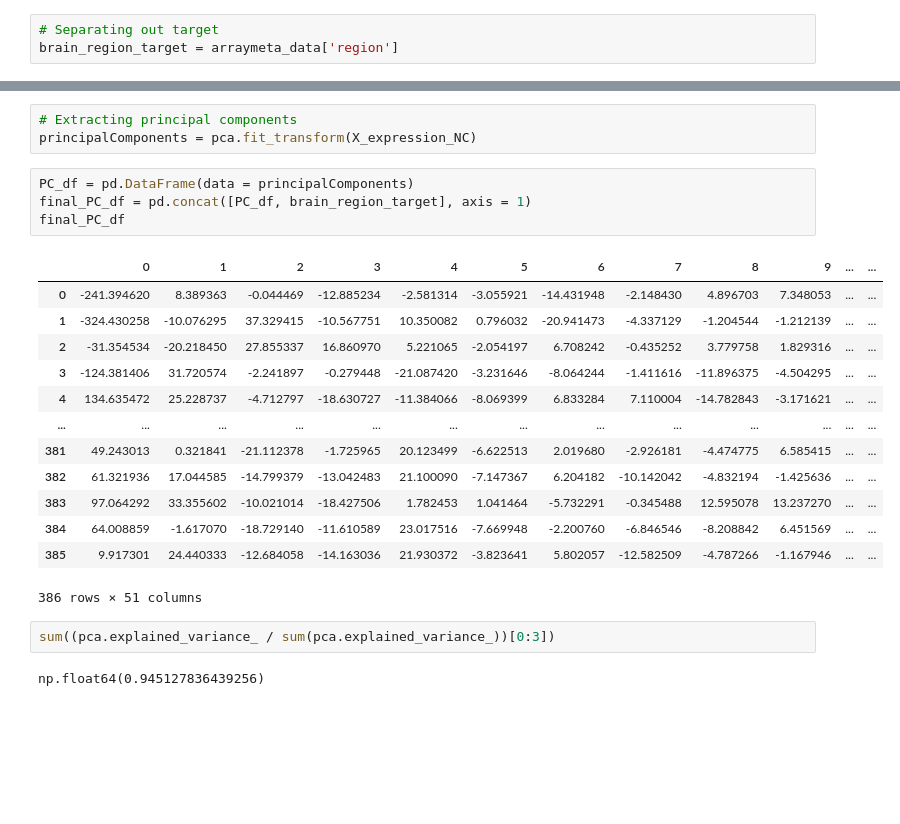
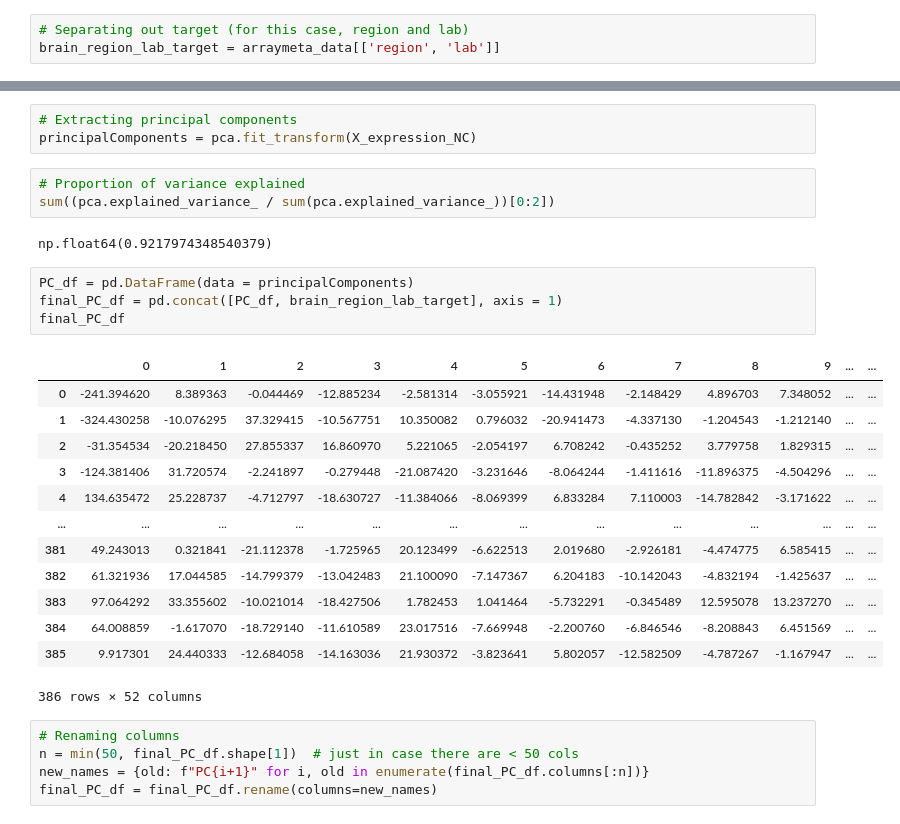
Before and after one commit to ChanChanMan18/STATS604_Project2, a Jupyter notebook: src/STATS604_Project1_chandle.ipynb, the cells around one changed output, grey strips where cells are left out. Cells and saved outputs as stored; diff of their text form; blank space fills up the shorter version.

```diff
--- a/src/STATS604_Project1_chandle.ipynb
+++ b/src/STATS604_Project1_chandle.ipynb
@@ -176,8 +222,8 @@ expression_data_NC
 # %% [markdown]
 ### PCA
 # %%
-# Separating out target
-brain_region_target = arraymeta_data['region']
+# Separating out target (for this case, region and lab)
+brain_region_lab_target = arraymeta_data[['region', 'lab']]
 # %%
 # Standardize the features
 X_expression_NC = StandardScaler().fit_transform(expression_data_NC)
@@ -187,25 +233,31 @@ pca = PCA(n_components = 50)
 # %%
 # Extracting principal components
 principalComponents = pca.fit_transform(X_expression_NC)
+# %%
+# Proportion of variance explained
+sum((pca.explained_variance_ / sum(pca.explained_variance_))[0:2])
+# %% [output]
+np.float64(0.9217974348540379)
 # %%
 PC_df = pd.DataFrame(data = principalComponents)
-final_PC_df = pd.concat([PC_df, brain_region_target], axis = 1)
+final_PC_df = pd.concat([PC_df, brain_region_lab_target], axis = 1)
 final_PC_df
 # %% [output]
 |  | 0 | 1 | 2 | 3 | 4 | 5 | 6 | 7 | 8 | 9 | ... | ... |
-| 0 | -241.394620 | 8.389363 | -0.044469 | -12.885234 | -2.581314 | -3.055921 | -14.431948 | -2.148430 | 4.896703 | 7.348053 | ... | ... |
-| 1 | -324.430258 | -10.076295 | 37.329415 | -10.567751 | 10.350082 | 0.796032 | -20.941473 | -4.337129 | -1.204544 | -1.212139 | ... | ... |
-| 2 | -31.354534 | -20.218450 | 27.855337 | 16.860970 | 5.221065 | -2.054197 | 6.708242 | -0.435252 | 3.779758 | 1.829316 | ... | ... |
-| 3 | -124.381406 | 31.720574 | -2.241897 | -0.279448 | -21.087420 | -3.231646 | -8.064244 | -1.411616 | -11.896375 | -4.504295 | ... | ... |
-| 4 | 134.635472 | 25.228737 | -4.712797 | -18.630727 | -11.384066 | -8.069399 | 6.833284 | 7.110004 | -14.782843 | -3.171621 | ... | ... |
+| 0 | -241.394620 | 8.389363 | -0.044469 | -12.885234 | -2.581314 | -3.055921 | -14.431948 | -2.148429 | 4.896703 | 7.348052 | ... | ... |
+| 1 | -324.430258 | -10.076295 | 37.329415 | -10.567751 | 10.350082 | 0.796032 | -20.941473 | -4.337130 | -1.204543 | -1.212140 | ... | ... |
+| 2 | -31.354534 | -20.218450 | 27.855337 | 16.860970 | 5.221065 | -2.054197 | 6.708242 | -0.435252 | 3.779758 | 1.829315 | ... | ... |
+| 3 | -124.381406 | 31.720574 | -2.241897 | -0.279448 | -21.087420 | -3.231646 | -8.064244 | -1.411616 | -11.896375 | -4.504296 | ... | ... |
+| 4 | 134.635472 | 25.228737 | -4.712797 | -18.630727 | -11.384066 | -8.069399 | 6.833284 | 7.110003 | -14.782842 | -3.171622 | ... | ... |
 | ... | ... | ... | ... | ... | ... | ... | ... | ... | ... | ... | ... | ... |
 | 381 | 49.243013 | 0.321841 | -21.112378 | -1.725965 | 20.123499 | -6.622513 | 2.019680 | -2.926181 | -4.474775 | 6.585415 | ... | ... |
-| 382 | 61.321936 | 17.044585 | -14.799379 | -13.042483 | 21.100090 | -7.147367 | 6.204182 | -10.142042 | -4.832194 | -1.425636 | ... | ... |
-| 383 | 97.064292 | 33.355602 | -10.021014 | -18.427506 | 1.782453 | 1.041464 | -5.732291 | -0.345488 | 12.595078 | 13.237270 | ... | ... |
-| 384 | 64.008859 | -1.617070 | -18.729140 | -11.610589 | 23.017516 | -7.669948 | -2.200760 | -6.846546 | -8.208842 | 6.451569 | ... | ... |
-| 385 | 9.917301 | 24.440333 | -12.684058 | -14.163036 | 21.930372 | -3.823641 | 5.802057 | -12.582509 | -4.787266 | -1.167946 | ... | ... |
+| 382 | 61.321936 | 17.044585 | -14.799379 | -13.042483 | 21.100090 | -7.147367 | 6.204183 | -10.142043 | -4.832194 | -1.425637 | ... | ... |
+| 383 | 97.064292 | 33.355602 | -10.021014 | -18.427506 | 1.782453 | 1.041464 | -5.732291 | -0.345489 | 12.595078 | 13.237270 | ... | ... |
+| 384 | 64.008859 | -1.617070 | -18.729140 | -11.610589 | 23.017516 | -7.669948 | -2.200760 | -6.846546 | -8.208843 | 6.451569 | ... | ... |
+| 385 | 9.917301 | 24.440333 | -12.684058 | -14.163036 | 21.930372 | -3.823641 | 5.802057 | -12.582509 | -4.787267 | -1.167947 | ... | ... |
-386 rows × 51 columns
+386 rows × 52 columns
-# %%
-sum((pca.explained_variance_ / sum(pca.explained_variance_))[0:3])
-# %% [output]
-np.float64(0.945127836439256)
+# %%
+# Renaming columns
+n = min(50, final_PC_df.shape[1])  # just in case there are < 50 cols
+new_names = {old: f"PC{i+1}" for i, old in enumerate(final_PC_df.columns[:n])}
+final_PC_df = final_PC_df.rename(columns=new_names)
```
Also changed, not shown: parts of 48 cells of this notebook, 1 other file.
